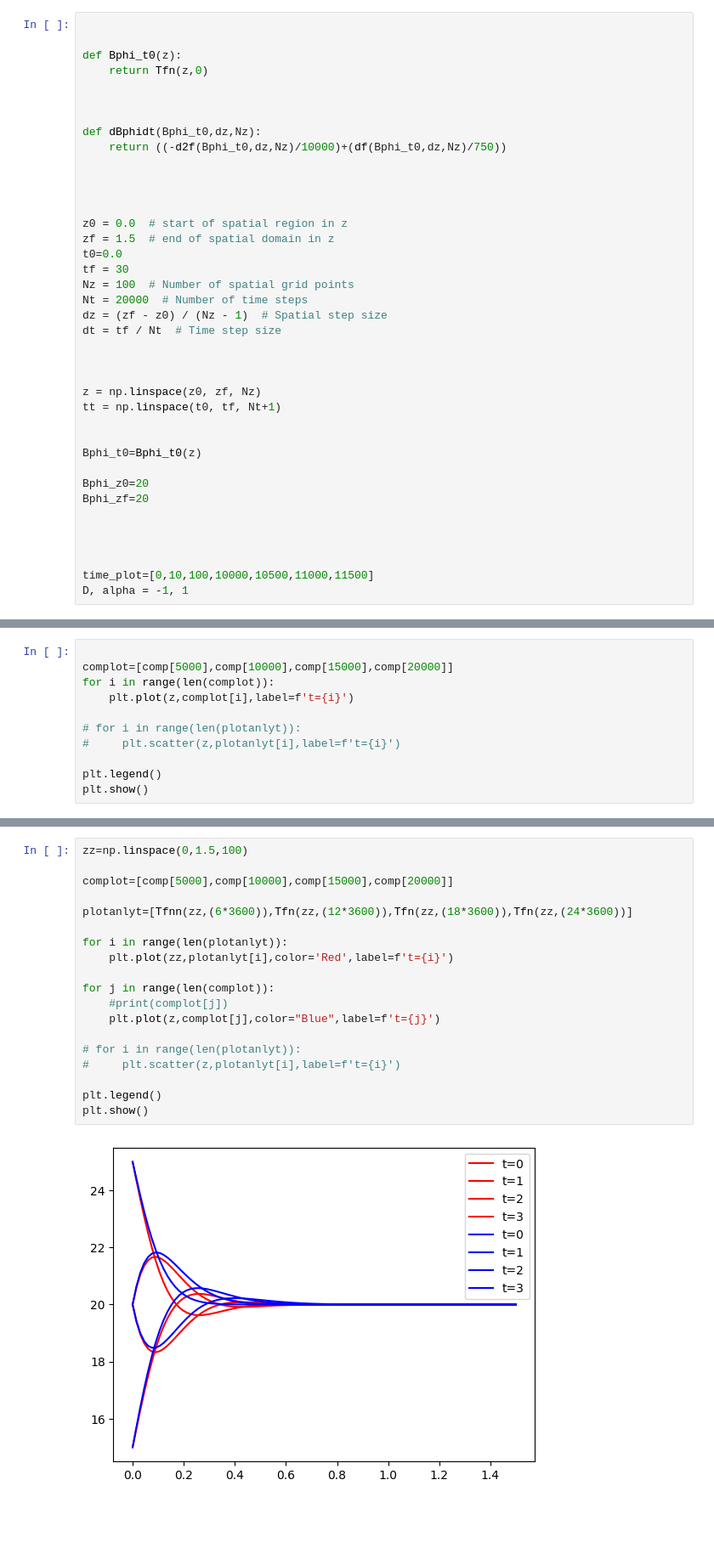
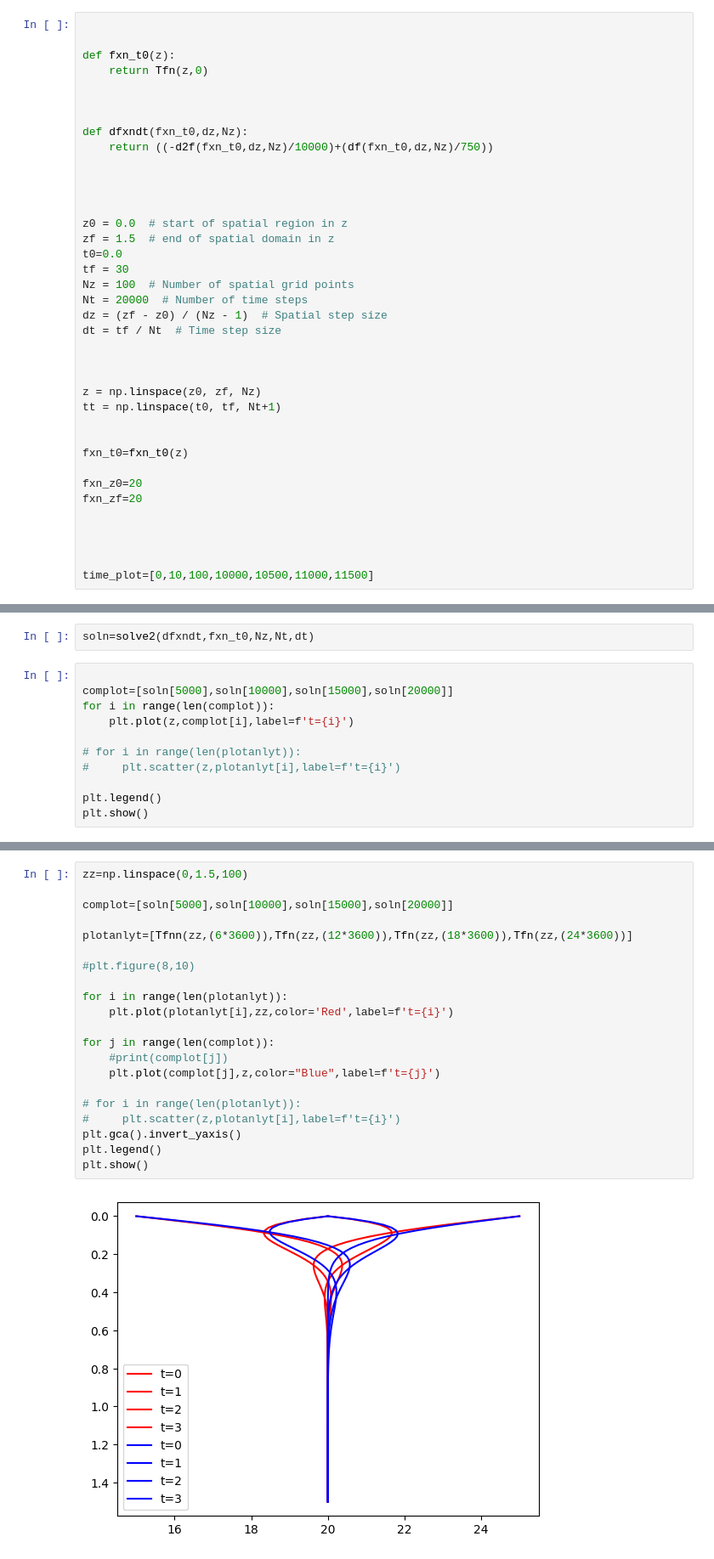
Before and after one commit to mjunaid31/project, a Jupyter notebook: plasmatrial.ipynb, the cells around one changed output, grey strips where cells are left out. Shown at 85% size. Drawn from its saved outputs; the diff is of its cells as text; blank space fills up the shorter version.

```diff
--- a/plasmatrial.ipynb
+++ b/plasmatrial.ipynb
@@ -92,13 +92,13 @@ def Tfn(x,t):
 # %%
 
 
-def Bphi_t0(z):
+def fxn_t0(z):
     return Tfn(z,0)
 
 
 
-def dBphidt(Bphi_t0,dz,Nz):
-    return ((-d2f(Bphi_t0,dz,Nz)/10000)+(df(Bphi_t0,dz,Nz)/750))
+def dfxndt(fxn_t0,dz,Nz):
+    return ((-d2f(fxn_t0,dz,Nz)/10000)+(df(fxn_t0,dz,Nz)/750))
 
 
 
@@ -118,13 +118,12 @@ z = np.linspace(z0, zf, Nz)
 tt = np.linspace(t0, tf, Nt+1)
 
 
-Bphi_t0=Bphi_t0(z)
+fxn_t0=fxn_t0(z)
 
-Bphi_z0=20
-Bphi_zf=20
+fxn_z0=20
+fxn_zf=20
 
 
 
 
 time_plot=[0,10,100,10000,10500,11000,11500]
-D, alpha = -1, 1
@@ -133,6 +130,8 @@ comp=solve2(Br_t0,Bphi_t0,Nz,Nt,time_plot,Bphi_z0,Bphi_zf,Br_z0,Br_zf,D)
+# %%
+soln=solve2(dfxndt,fxn_t0,Nz,Nt,dt)
 # %%
 
-complot=[comp[5000],comp[10000],comp[15000],comp[20000]]
+complot=[soln[5000],soln[10000],soln[15000],soln[20000]]
 for i in range(len(complot)):
     plt.plot(z,complot[i],label=f't={i}')
 
@@ -168,21 +162,23 @@ def Tfnn(x,t):
 # %%
 zz=np.linspace(0,1.5,100)
 
-complot=[comp[5000],comp[10000],comp[15000],comp[20000]]
+complot=[soln[5000],soln[10000],soln[15000],soln[20000]]
 
 plotanlyt=[Tfnn(zz,(6*3600)),Tfn(zz,(12*3600)),Tfn(zz,(18*3600)),Tfn(zz,(24*3600))]
 
+#plt.figure(8,10)
+
 for i in range(len(plotanlyt)):
-    plt.plot(zz,plotanlyt[i],color='Red',label=f't={i}')
+    plt.plot(plotanlyt[i],zz,color='Red',label=f't={i}')
 
 for j in range(len(complot)):
     #print(complot[j])
-    plt.plot(z,complot[j],color="Blue",label=f't={j}')
+    plt.plot(complot[j],z,color="Blue",label=f't={j}')
 
 # for i in range(len(plotanlyt)):
 #     plt.scatter(z,plotanlyt[i],label=f't={i}')
-
+plt.gca().invert_yaxis()
 plt.legend()
 plt.show()
 # %% [output]
-[figure, old version]
+[figure, new version]
```
Also changed, not shown: parts of 5 cells of this notebook.
